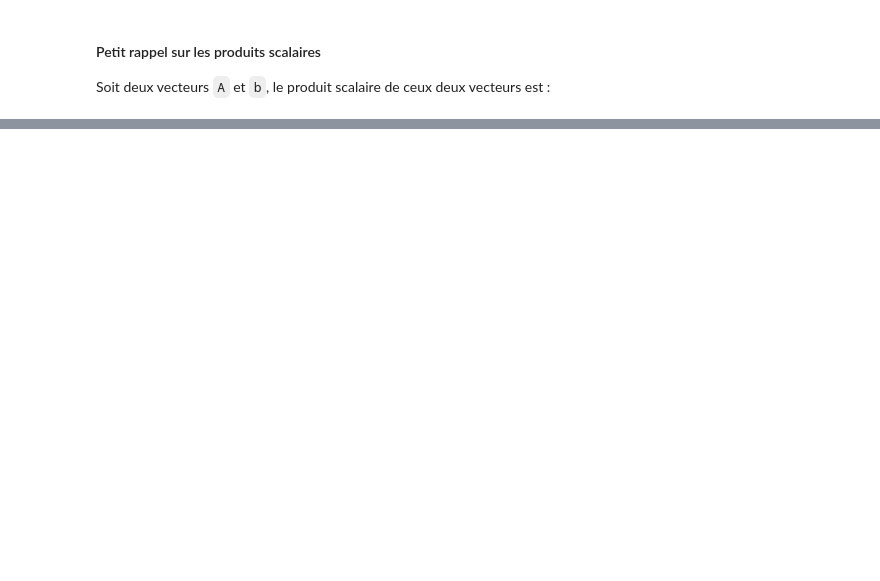
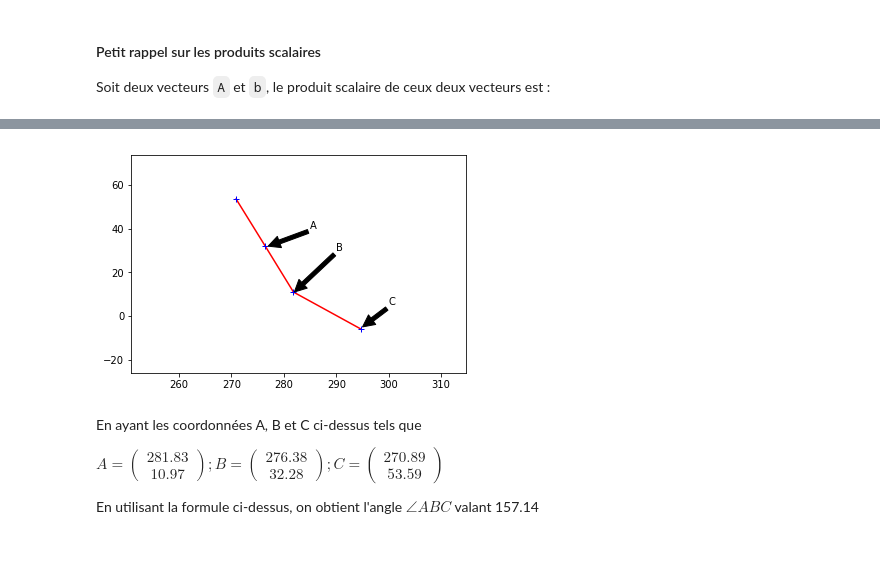
Before and after one commit to AmigoCap/CleaningTrajec, a Jupyter notebook: 02_Détection des erreurs.ipynb, the cells around one changed output, grey strips where cells are left out. Drawn from its saved outputs; the diff is of its cells as text; code cells hidden in the pictures; blank space fills up the shorter version.

```diff
--- a/02_Détection des erreurs.ipynb
+++ b/02_Détection des erreurs.ipynb
@@ -101,0 +114,51 @@ $
+# %%
+df_ex = df.loc[df['id']==37]
+
+fig = plt.figure()
+ax = fig.add_subplot(111)
+plt.plot(df_ex['X'], df_ex['Y'], 'r')
+
+min_x = min(df_ex['X'])
+max_x = max(df_ex['X'])
+min_y = min(df_ex['Y'])
+max_y = max(df_ex['Y'])
+plt.axis([min_x - 20, max_x + 20, min_y - 20, max_y + 20])
+plt.plot(df_ex['X'], df_ex['Y'], 'b+')
+ax.annotate('A', xy=(277, 32), xytext=(285, 40),
+                arrowprops=dict(facecolor='black'),
+                )
+ax.annotate('B', xy=(282, 11), xytext=(290, 30),
+                arrowprops=dict(facecolor='black'),
+                )
+ax.annotate('C', xy=(295, -5), xytext=(300, 5),
+                arrowprops=dict(facecolor='black'),
+                )
+plt.show()
+# %% [output]
+[figure, added]
+# %% [markdown]
+En ayant les coordonnées A, B et C ci-dessus tels que
+
+$
+A =
+\begin{pmatrix}
+281.83 \\
+10.97
+\end{pmatrix}
+;
+B =
+\begin{pmatrix}
+276.38 \\
+32.28
+\end{pmatrix}
+;
+C =
+\begin{pmatrix}
+270.89 \\
+53.59
+\end{pmatrix}
+$
+
+En utilisant la formule ci-dessus, on obtient l'angle $\angle ABC$ valant 157.14
+# %% [markdown]
+#
```
Also changed, not shown: parts of 7 cells of this notebook.
